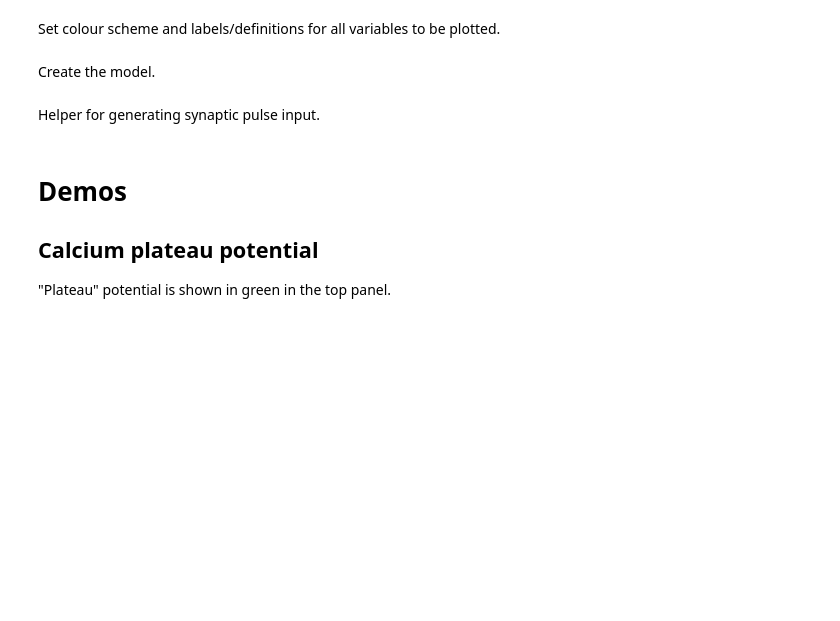
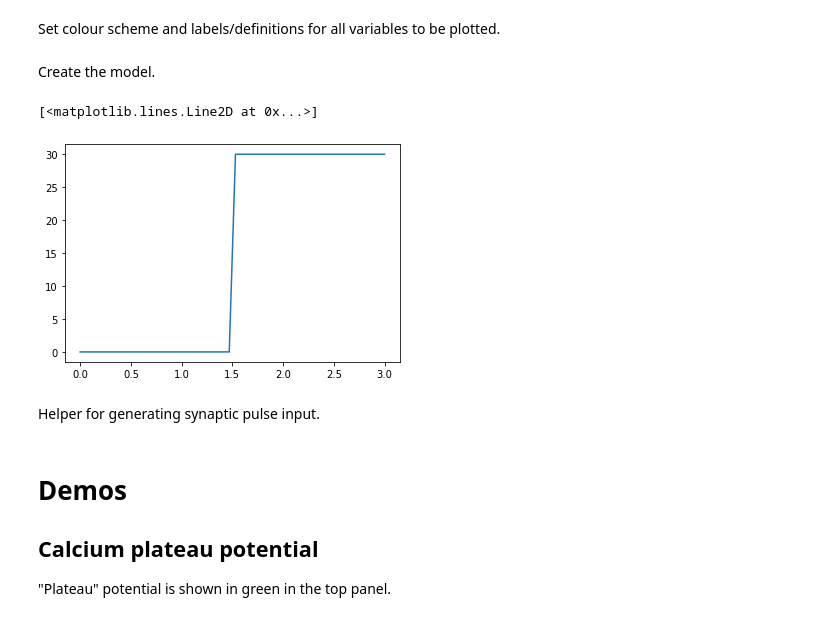
Before and after one commit to nauralcodinglab/linear-nonlinear-dendrites, a Jupyter notebook: emerson-scrap-notebooks/dendro_somatic_interactions.ipynb, the cells around one changed output. Saved outputs shown, nothing was run; the diff lists cells and outputs as text; code cells hidden in the pictures; blank space fills up the shorter version.

```diff
--- a/emerson-scrap-notebooks/dendro_somatic_interactions.ipynb
+++ b/emerson-scrap-notebooks/dendro_somatic_interactions.ipynb
@@ -263,3 +266,9 @@ model = TwoCompartmentNeuron(
 )
+# %%
+x = np.linspace(0, 3)
+plt.plot(x, [model._sodium_nonlinearity(x_) for x_ in x])
+# %% [output]
+[<matplotlib.lines.Line2D at 0x...>]
+[figure, added]
 # %% [markdown]
 Helper for generating synaptic pulse input.
```
Also changed, not shown: parts of 16 cells of this notebook.
